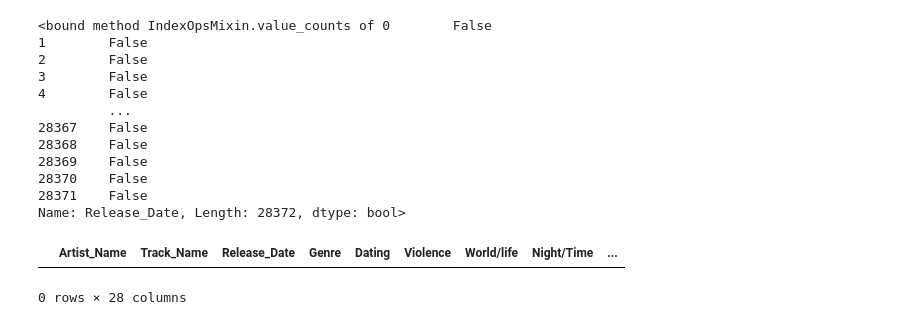
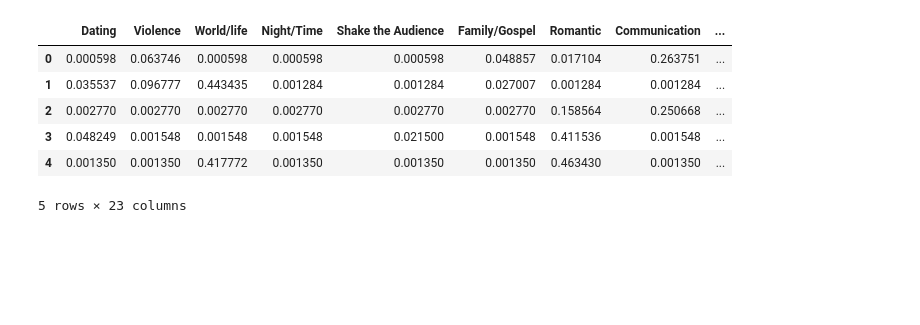
Before and after one commit to chica25/Audio-RA-project, a Jupyter notebook: code/02-clean.ipynb, the cells around one changed output. Saved outputs shown, nothing was run; the diff lists cells and outputs as text; code cells hidden in the pictures; blank space fills up the shorter version.

```diff
--- a/code/02-clean.ipynb
+++ b/code/02-clean.ipynb
@@ -109,21 +102,13 @@ df.head()
-# %%
-(df['Release_Date'].isnull()).value_counts
-# %% [output]
-<bound method IndexOpsMixin.value_counts of 0        False
-1        False
-2        False
-3        False
-4        False
-         ...
-28367    False
-28368    False
-28369    False
-28370    False
-28371    False
-Name: Release_Date, Length: 28372, dtype: bool>
 # %%
-#Checking to see if there are any duplicates
-df.loc[df.duplicated()]
+# Checking to see if there are any duplicates
+# df.loc.duplicated()
-# %% [output]
-|  | Artist_Name | Track_Name | Release_Date | Genre | Dating | Violence | World/life | Night/Time | ... |
-0 rows × 28 columns
+# %%
+df.head()
+# %% [output]
+|  | Dating | Violence | World/life | Night/Time | Shake the Audience | Family/Gospel | Romantic | Communication | ... |
+| 0 | 0.000598 | 0.063746 | 0.000598 | 0.000598 | 0.000598 | 0.048857 | 0.017104 | 0.263751 | ... |
+| 1 | 0.035537 | 0.096777 | 0.443435 | 0.001284 | 0.001284 | 0.027007 | 0.001284 | 0.001284 | ... |
+| 2 | 0.002770 | 0.002770 | 0.002770 | 0.002770 | 0.002770 | 0.002770 | 0.158564 | 0.250668 | ... |
+| 3 | 0.048249 | 0.001548 | 0.001548 | 0.001548 | 0.021500 | 0.001548 | 0.411536 | 0.001548 | ... |
+| 4 | 0.001350 | 0.001350 | 0.417772 | 0.001350 | 0.001350 | 0.001350 | 0.463430 | 0.001350 | ... |
+5 rows × 23 columns
```
Also changed, not shown: parts of 7 cells of this notebook, 1 other file.
